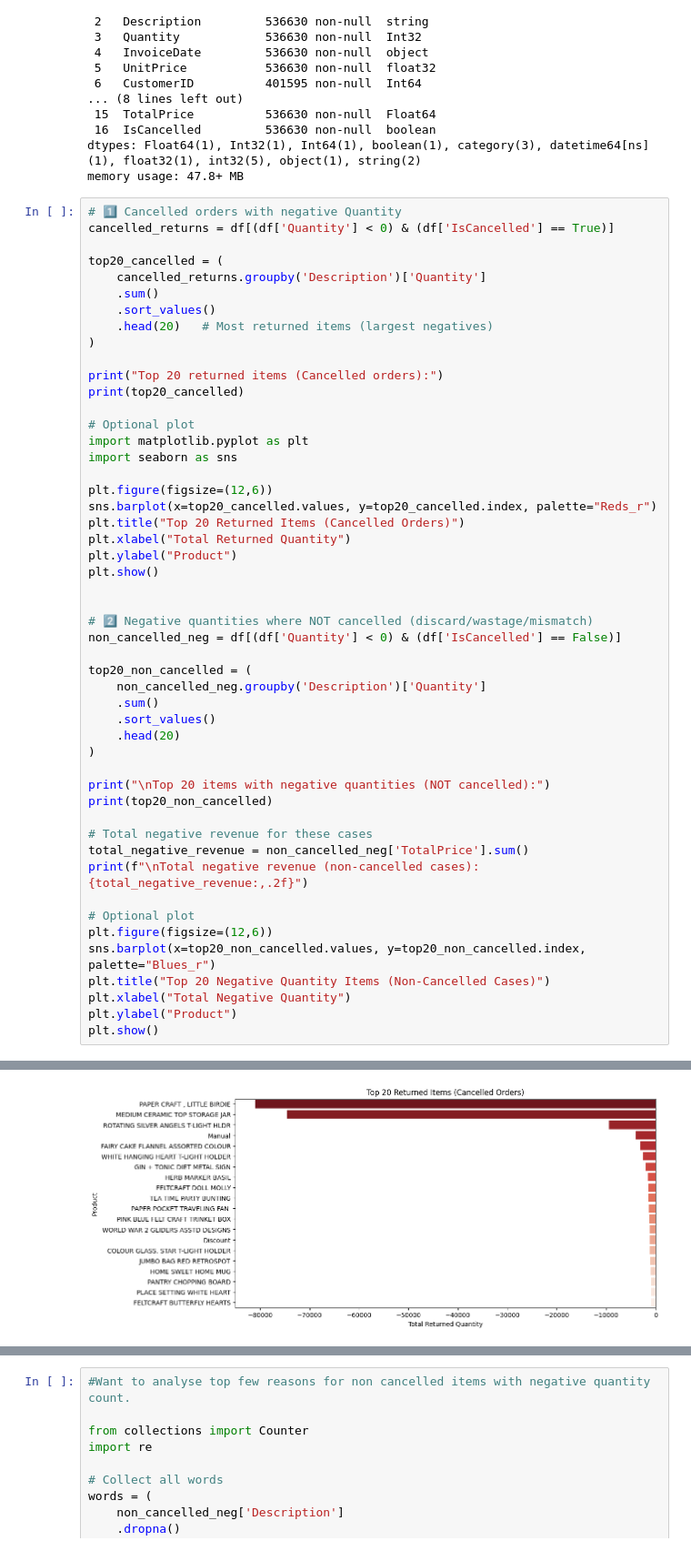
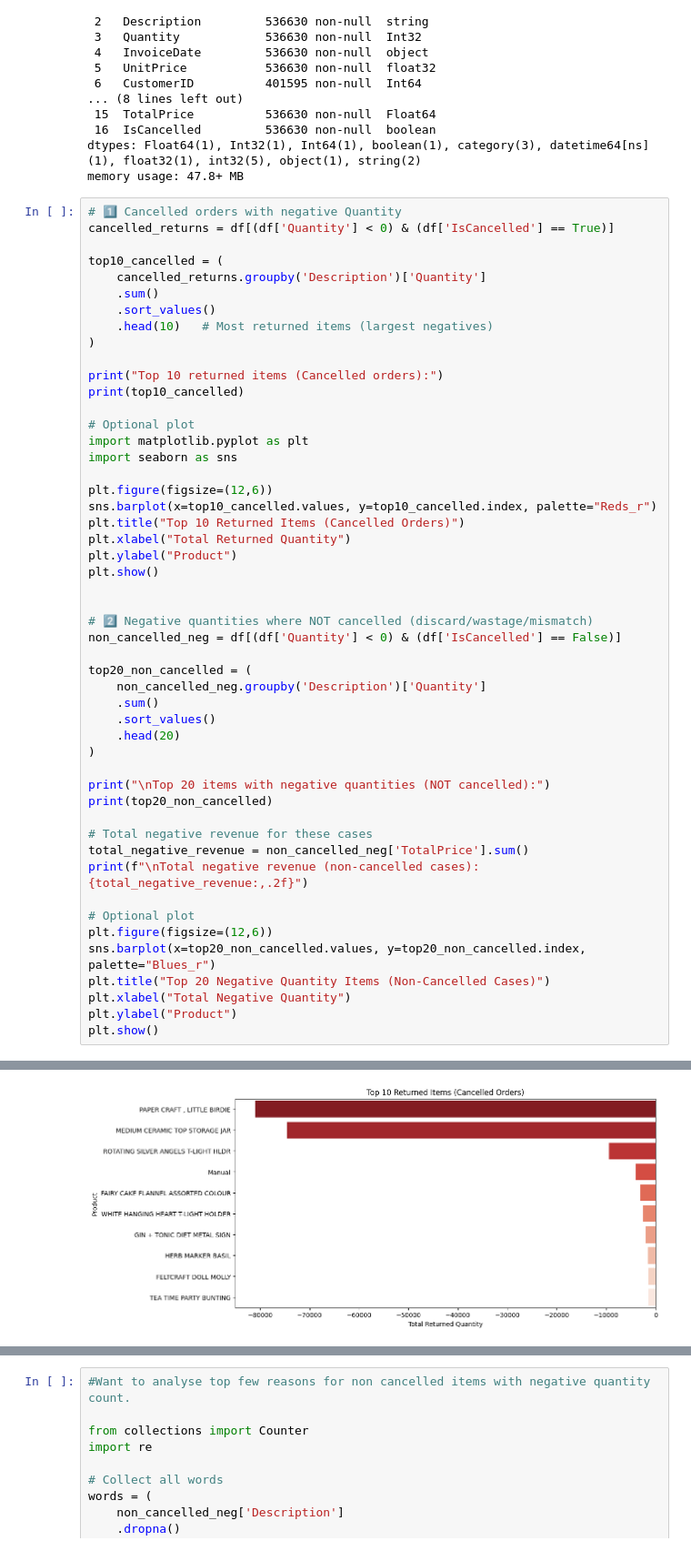
Before and after one commit to Gautam-Gahlaut/IITM-Pravartak, a Jupyter notebook: EDA Project.ipynb, the cells around one changed output, grey strips where cells are left out. Shown at 91% size. Cells and saved outputs as stored; diff of their text form.

```diff
--- a/EDA Project.ipynb
+++ b/EDA Project.ipynb
@@ -564,23 +564,23 @@ memory usage: 47.8+ MB
 # 1️⃣ Cancelled orders with negative Quantity
 cancelled_returns = df[(df['Quantity'] < 0) & (df['IsCancelled'] == True)]
 
-top20_cancelled = (
+top10_cancelled = (
     cancelled_returns.groupby('Description')['Quantity']
     .sum()
     .sort_values()
-    .head(20)   # Most returned items (largest negatives)
+    .head(10)   # Most returned items (largest negatives)
 )
 
-print("Top 20 returned items (Cancelled orders):")
-print(top20_cancelled)
+print("Top 10 returned items (Cancelled orders):")
+print(top10_cancelled)
 
 # Optional plot
 import matplotlib.pyplot as plt
 import seaborn as sns
 
 plt.figure(figsize=(12,6))
-sns.barplot(x=top20_cancelled.values, y=top20_cancelled.index, palette="Reds_r")
-plt.title("Top 20 Returned Items (Cancelled Orders)")
+sns.barplot(x=top10_cancelled.values, y=top10_cancelled.index, palette="Reds_r")
+plt.title("Top 10 Returned Items (Cancelled Orders)")
 plt.xlabel("Total Returned Quantity")
 plt.ylabel("Product")
 plt.show()
@@ -634,4 +630,4 @@ Passing `palette` without assigning `hue` is deprecated and will be removed in v
-[figure, old version]
+[figure, new version]
 Top 20 items with negative quantities (NOT cancelled):
 Description
 nan                             -46156
```
Also changed, not shown: parts of 48 cells of this notebook.
